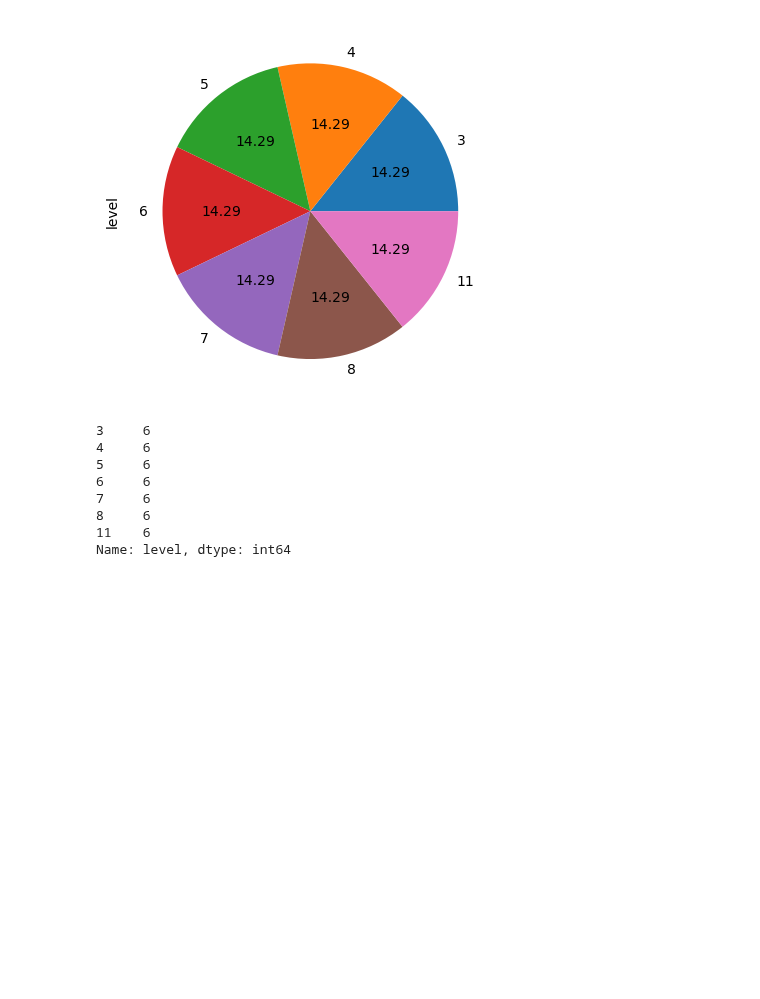
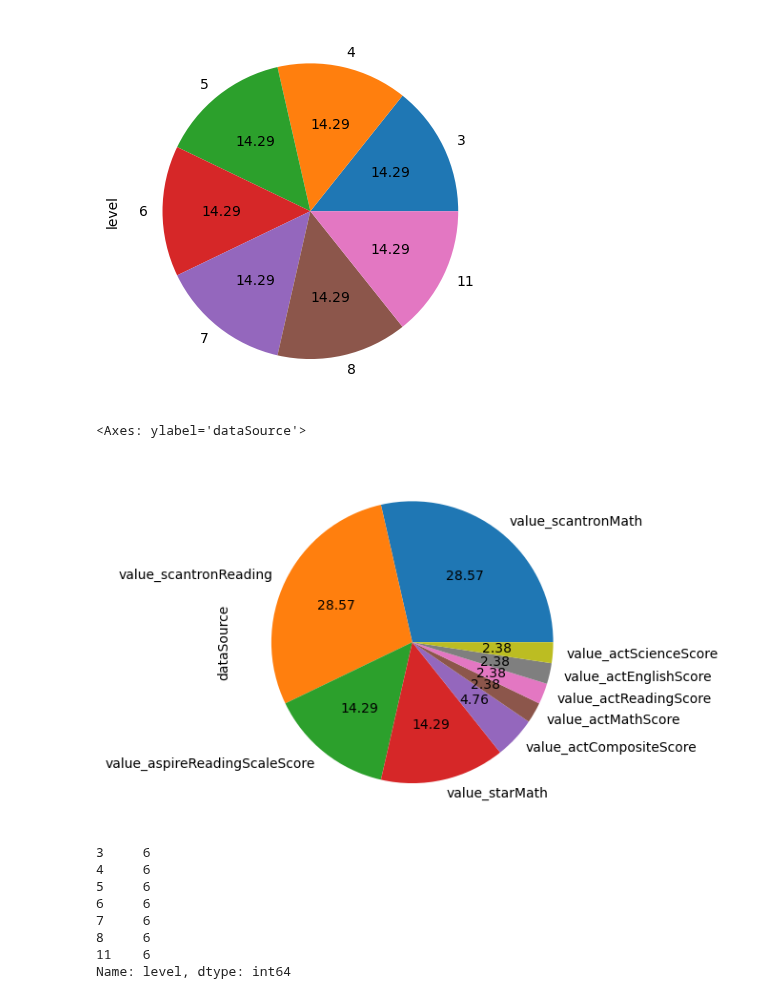
Before and after one commit to level-data-1a/predicting-proficiency, a Jupyter notebook: louisemarie-explore.ipynb, the cells around one changed output. Saved outputs shown, nothing was run; the diff lists cells and outputs as text; code cells hidden in the pictures; blank space fills up the shorter version.

Commit message:
Data Exploration

```diff
--- a/louisemarie-explore.ipynb
+++ b/louisemarie-explore.ipynb
@@ -75,6 +78,11 @@ benchmarks['level'].value_counts().plot.pie(autopct='%.2f')
 # %% [output]
 <Axes: ylabel='level'>
 [figure]
+# %%
+benchmarks['dataSource'].value_counts().plot.pie(autopct='%.2f')
+# %% [output]
+<Axes: ylabel='dataSource'>
+[figure, added]
 # %%
 benchmarks['level'].value_counts()
 # %% [output]
```
Also changed, not shown: parts of 7 cells of this notebook.
